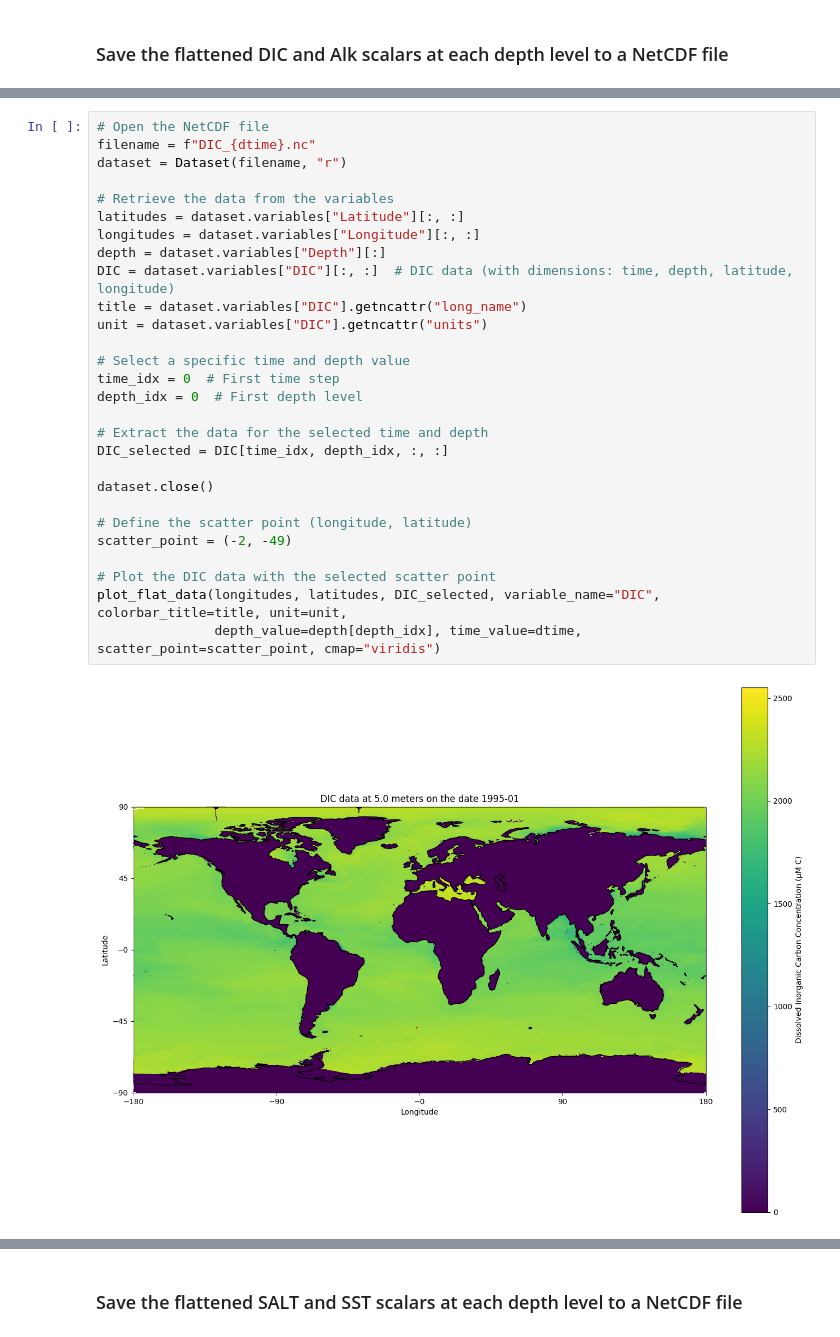
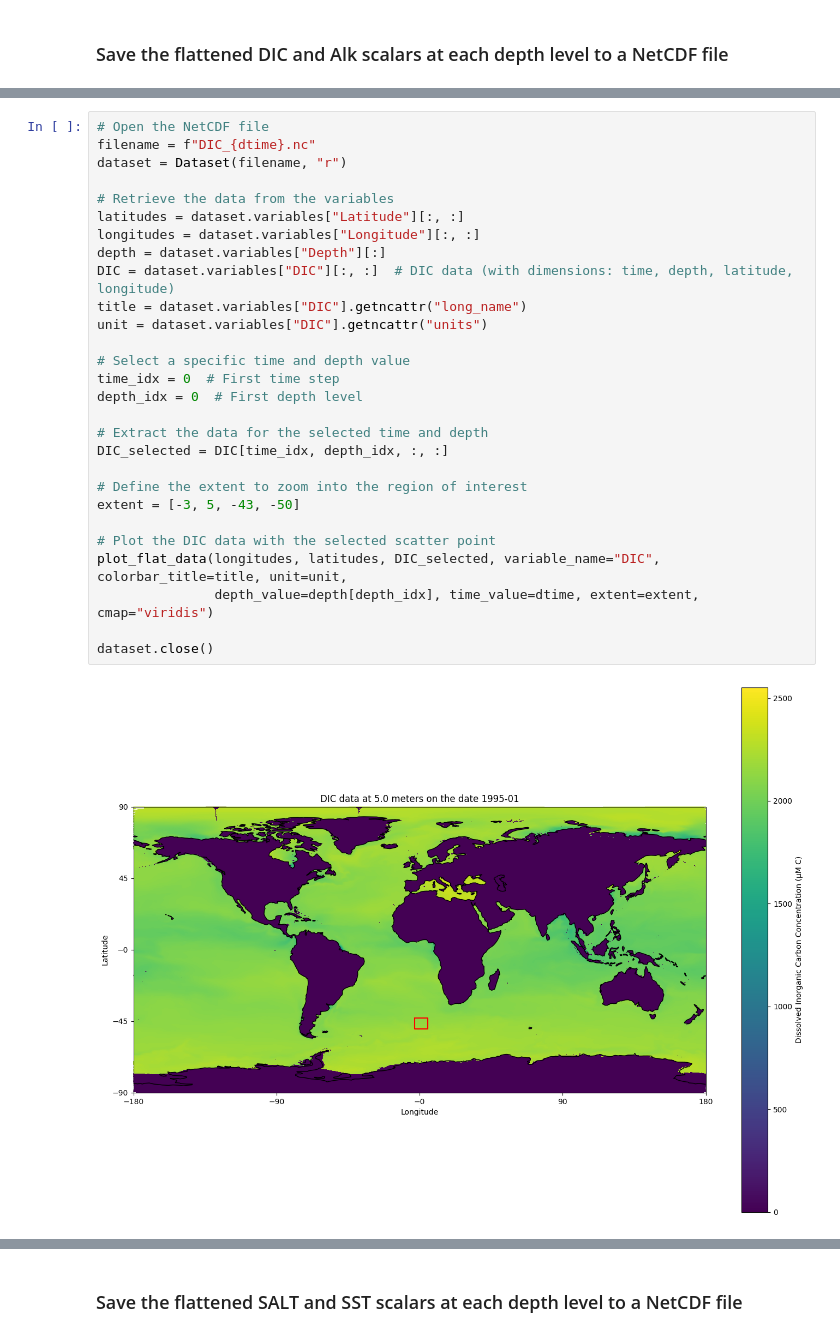
Before and after one commit to ocebousquet/rapid_mCDR_horizontal, a Jupyter notebook: DatasLLC270/read-create_LLC270data.ipynb, the cells around one changed output, grey strips where cells are left out. Drawn from its saved outputs; the diff is of its cells as text.

```diff
--- a/DatasLLC270/read-create_LLC270data.ipynb
+++ b/DatasLLC270/read-create_LLC270data.ipynb
@@ -318,33 +319,33 @@ File DIC_1995-01.nc already exists.
 # %%
 # Open the NetCDF file
 filename = f"DIC_{dtime}.nc"
 dataset = Dataset(filename, "r")
 
 # Retrieve the data from the variables
 latitudes = dataset.variables["Latitude"][:, :]
 longitudes = dataset.variables["Longitude"][:, :]
 depth = dataset.variables["Depth"][:]
 DIC = dataset.variables["DIC"][:, :]  # DIC data (with dimensions: time, depth, latitude, longitude)
 title = dataset.variables["DIC"].getncattr("long_name")
 unit = dataset.variables["DIC"].getncattr("units")
 
 # Select a specific time and depth value
 time_idx = 0  # First time step
 depth_idx = 0  # First depth level
 
 # Extract the data for the selected time and depth
 DIC_selected = DIC[time_idx, depth_idx, :, :]
 
-dataset.close()
-
-# Define the scatter point (longitude, latitude)
-scatter_point = (-2, -49)
+# Define the extent to zoom into the region of interest
+extent = [-3, 5, -43, -50]
 
 # Plot the DIC data with the selected scatter point
 plot_flat_data(longitudes, latitudes, DIC_selected, variable_name="DIC", colorbar_title=title, unit=unit,
-               depth_value=depth[depth_idx], time_value=dtime, scatter_point=scatter_point, cmap="viridis")
+               depth_value=depth[depth_idx], time_value=dtime, extent=extent, cmap="viridis")
+
+dataset.close()
 # %% [output]
-[figure, old version]
+[figure, new version]
 # %%
 # Define grid dimensions
 nx = 270  # Number of grid points in the x-direction
```
Also changed, not shown: parts of 12 cells of this notebook, 1 other file.
